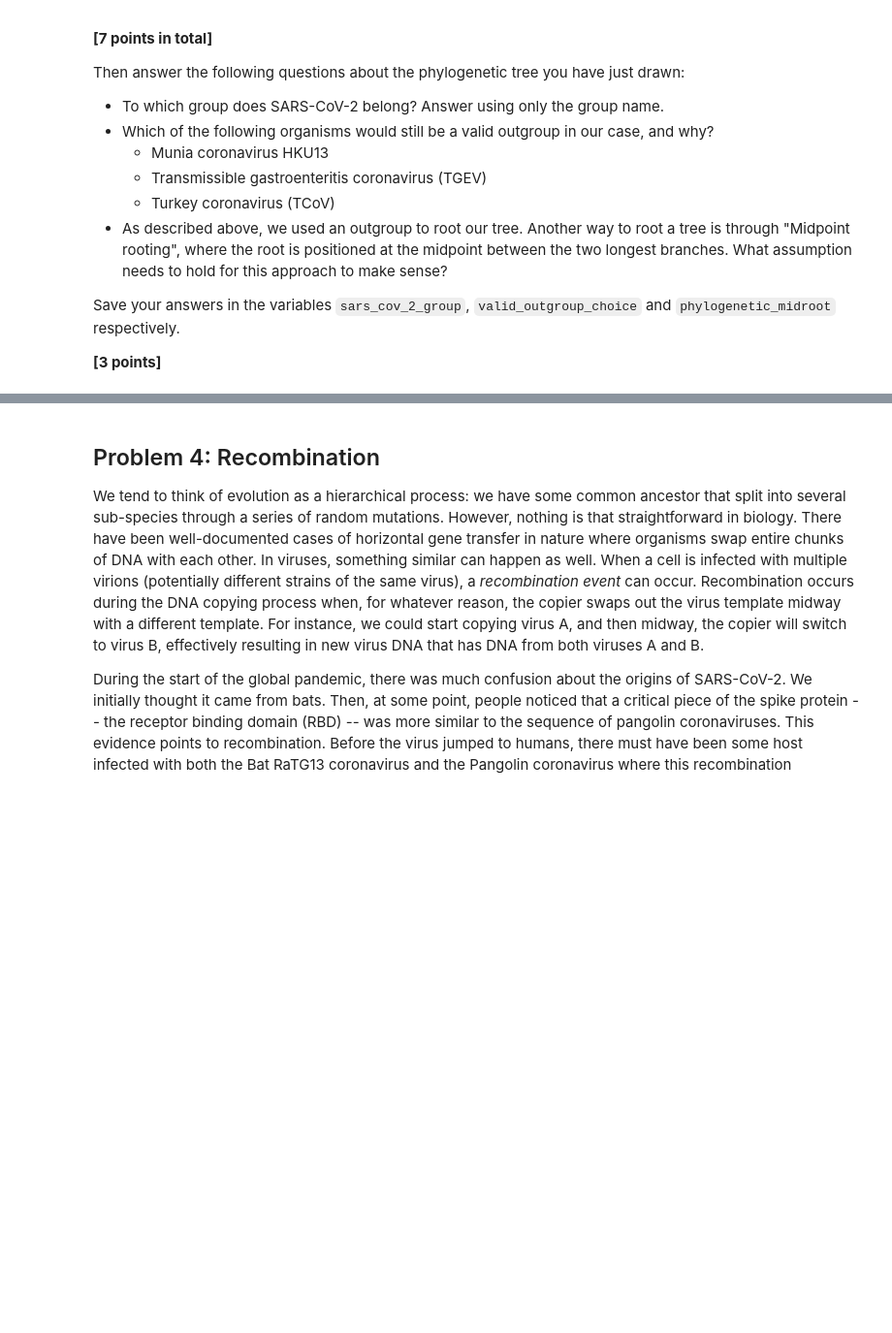
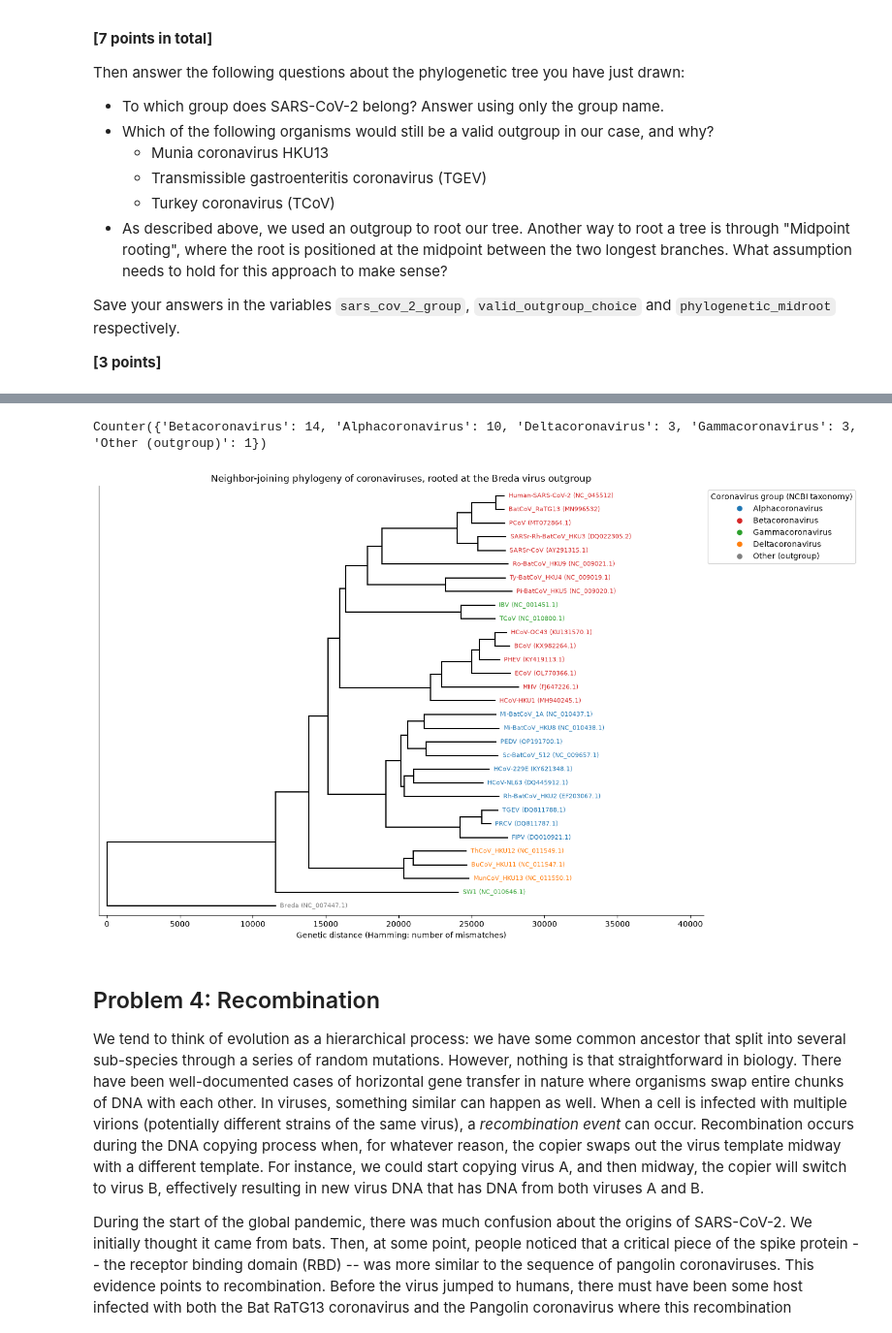
Before and after one commit to Anilaj-Dhulipalla/assign_phylo, a Jupyter notebook: phylo_workbook.ipynb, the cells around one changed output, grey strips where cells are left out. Shown at 97% size. Saved outputs shown, nothing was run; the diff lists cells and outputs as text; code cells hidden in the pictures; blank space fills up the shorter version.

```diff
--- a/phylo_workbook.ipynb
+++ b/phylo_workbook.ipynb
@@ -128 +175,48 @@ Save your answers in the variables `sars_cov_2_group`, `valid_outgroup_choice` a
+# %%
+# PART D CELL
+
+accessions = [label.rsplit("|", 1)[1] for label in labels]
+handle = Entrez.efetch(db="nucleotide", id=",".join(accessions), rettype="gb", retmode="text")
+gb_records = list(SeqIO.parse(handle, "genbank"))
+handle.close()
+taxonomy = {rec.id.split(".")[0]: rec.annotations["taxonomy"] for rec in gb_records}
+
+GROUP_COLORS = {
+    "Alphacoronavirus": "tab:blue",
+    "Betacoronavirus": "tab:red",
+    "Gammacoronavirus": "tab:green",
+    "Deltacoronavirus": "tab:orange",
+    "Other (outgroup)": "gray",
+}
+
+
+def coronavirus_group(tax):
+    for group in list(GROUP_COLORS)[:4]:
+        if group in tax:
+            return group
+    return "Other (outgroup)"
+
+
+group_of = {label: coronavirus_group(taxonomy[label.rsplit("|", 1)[1].split(".")[0]])
+            for label in labels}
+print(Counter(group_of.values()))   # should show 4 genera plus 1 "Other (outgroup)" (Breda)
+
+fig, ax = plt.subplots(figsize=(14, 10))
+plot_nj_tree(rooted, ax=ax, fontsize=8, label_pad=0.45,
+             xlabel="Genetic distance (Hamming: number of mismatches)")
+for t in ax.texts:                       # recolor and tidy the leaf labels
+    full = t.get_text().strip()
+    name, acc = full.rsplit("|", 1)
+    t.set_text(f"  {name} ({acc})")
+    t.set_color(GROUP_COLORS[group_of[full]])
+
+handles = [Line2D([], [], marker="o", linestyle="", color=c, label=g)
+           for g, c in GROUP_COLORS.items()]
+ax.legend(handles=handles, title="Coronavirus group (NCBI taxonomy)",
+          loc="upper left", bbox_to_anchor=(1.0, 1.0))
+ax.set_title("Neighbor-joining phylogeny of coronaviruses, rooted at the Breda virus outgroup")
+plt.savefig("problem3.svg", bbox_inches="tight")
+# %% [output]
+Counter({'Betacoronavirus': 14, 'Alphacoronavirus': 10, 'Deltacoronavirus': 3, 'Gammacoronavirus': 3, 'Other (outgroup)': 1})
+[figure, added]
 # %%
```
Also changed, not shown: parts of 6 cells of this notebook, 2 other files.
